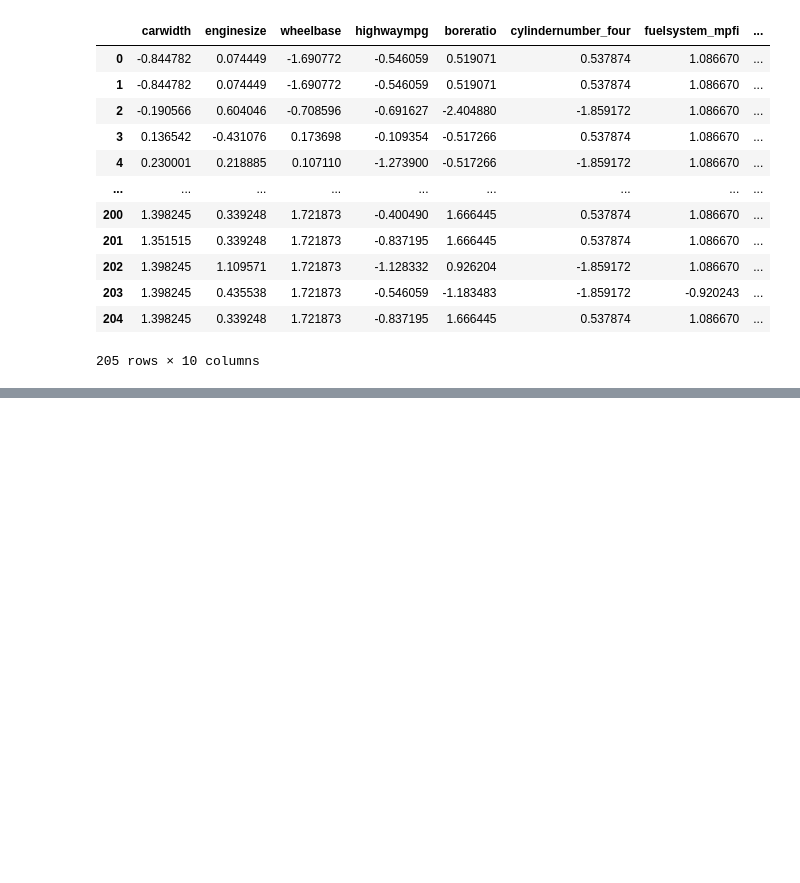
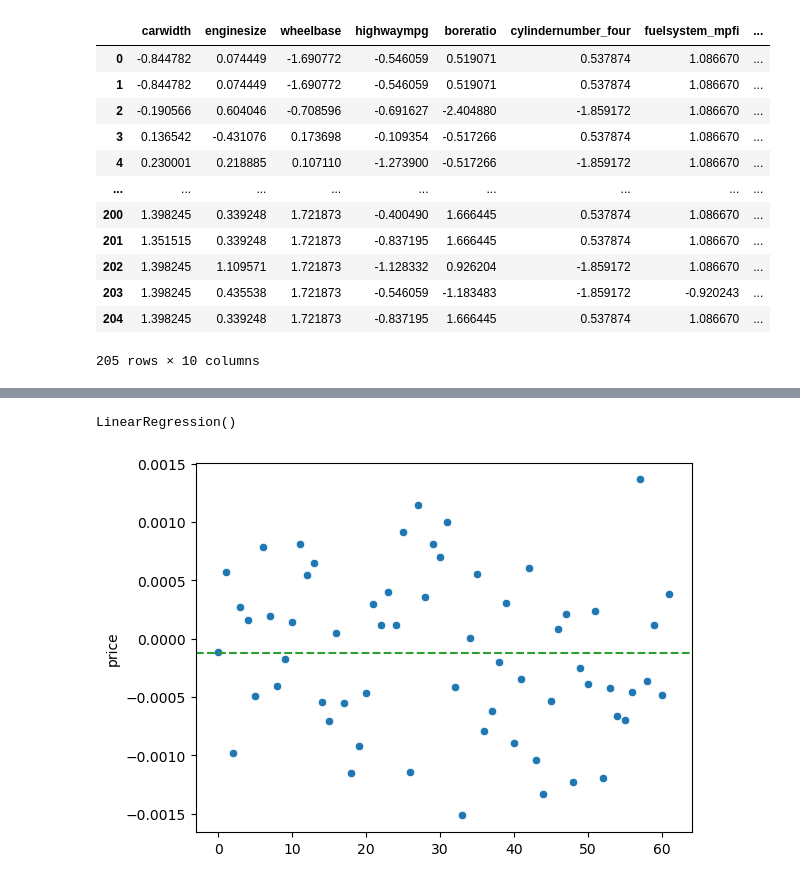
Before and after one commit to notfakearcher/yanjun, a Jupyter notebook: 01_topics/machine_learning/regression /polynomal.ipynb, the cells around one changed output, grey strips where cells are left out. Saved outputs shown, nothing was run; the diff lists cells and outputs as text; code cells hidden in the pictures; blank space fills up the shorter version.

```diff
--- a/01_topics/machine_learning/regression /polynomal.ipynb
+++ b/01_topics/machine_learning/regression /polynomal.ipynb
@@ -69,0 +176,25 @@ Notes:
+# %%
+# first transform X to square and then use liner regression
+
+poly = PolynomialFeatures(2)    ## transfrom all X to square or the product of two features
+
+X_train_2degree = poly.fit_transform(X= X_train)
+
+lr = LinearRegression()
+# fit the model
+lr.fit(X = X_train_2degree, y = y_train)
+# %% [output]
+LinearRegression()
+# %%
+# prdict the result
+X_test_2degree = poly.transform(X = X_test)
+y_prdict = lr.predict(X = X_test_2degree)
+
+polynomial_error = y_test - y_predict
+
+# plot the error
+sns.scatterplot(x = range(len(X_test)), y = polynomial_error)
+plt.axhline(y = polynomial_error.mean(),linestyle = '--', color = 'C2')
+plt.show()
+# %% [output]
+[figure, added]
```
Also changed, not shown: parts of 29 cells of this notebook.
